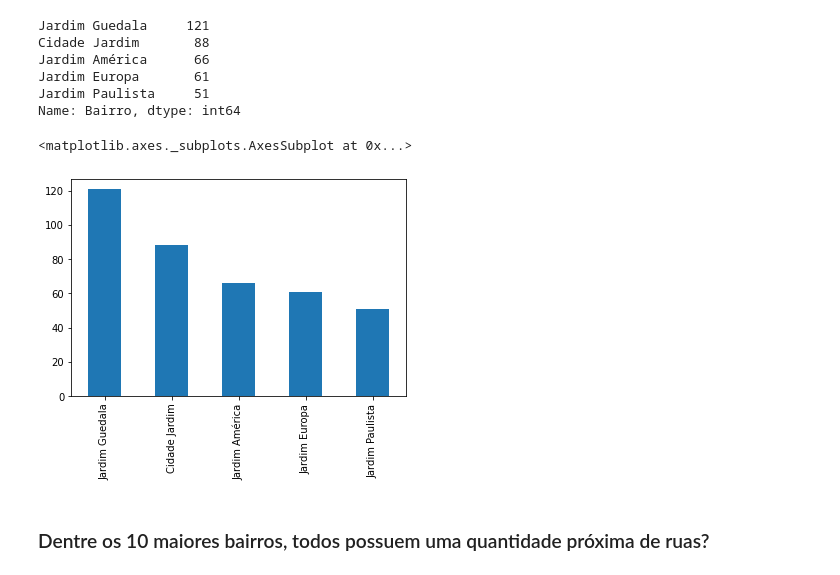
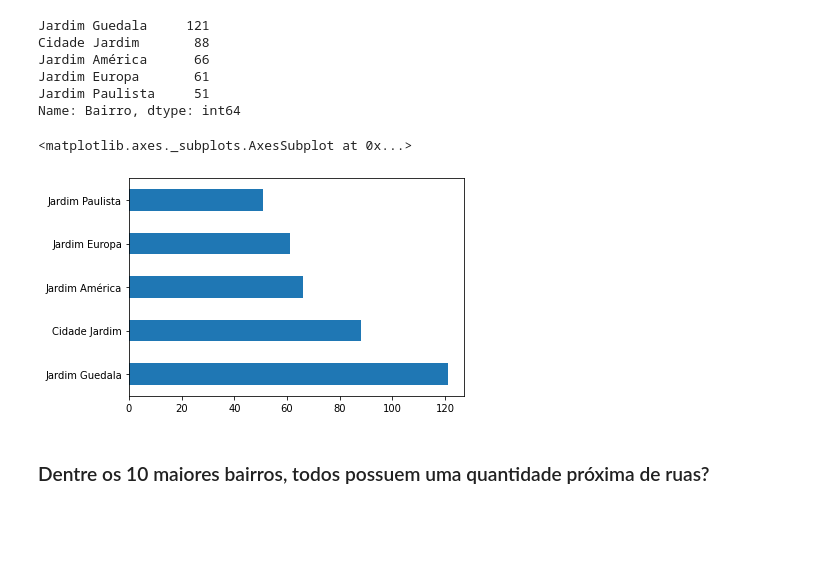
Before and after one commit to ArthurRoque/ImersaoDados-Alura2022, a Jupyter notebook: Aula1.ipynb, the cells around one changed output. Saved outputs shown, nothing was run; the diff lists cells and outputs as text; code cells hidden in the pictures; blank space fills up the shorter version.

```diff
--- a/Aula1.ipynb
+++ b/Aula1.ipynb
@@ -182,10 +182,10 @@ Jardim Europa       61
 Jardim Paulista     51
 Name: Bairro, dtype: int64
 # %%
-cinco_maiores.plot.bar()
+cinco_maiores.plot.barh()
 # %% [output]
 <matplotlib.axes._subplots.AxesSubplot at 0x...>
-[figure, old version]
+[figure, new version]
 # %% [markdown]
 ### Dentre os 10 maiores bairros, todos possuem uma quantidade próxima de ruas?
 # %% [markdown]
```
